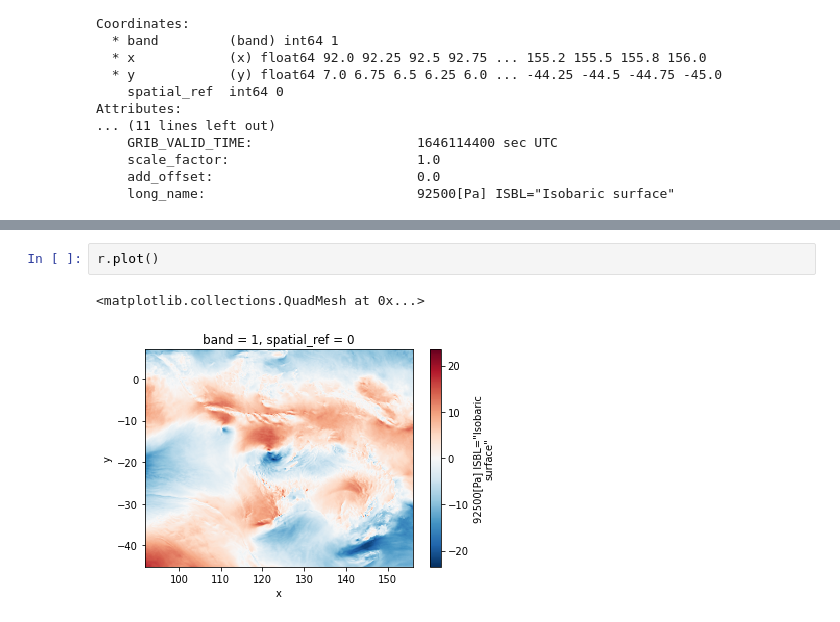
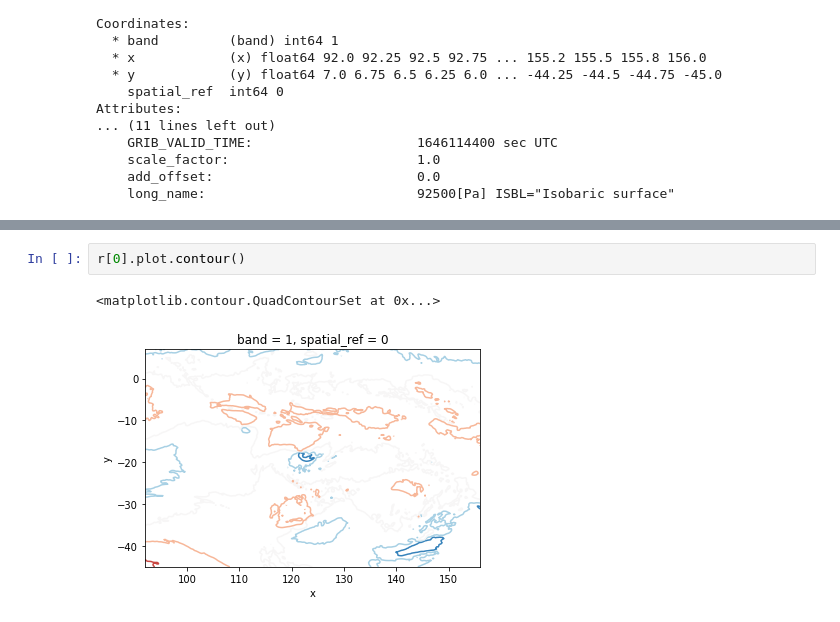
Before and after one commit to cesaraustralia/WindDispersalForecastTool, a Jupyter notebook: Scripts/GFS_data_visualise.ipynb, the cells around one changed output, grey strips where cells are left out. Cells and saved outputs as stored; diff of their text form.

```diff
--- a/Scripts/GFS_download_visualise.ipynb
+++ b/Scripts/GFS_data_visualise.ipynb
@@ -57,5 +45,5 @@ Attributes:
 # %%
-r.plot()
+r[0].plot.contour()
 # %% [output]
-<matplotlib.collections.QuadMesh at 0x...>
+<matplotlib.contour.QuadContourSet at 0x...>
-[figure, old version]
+[figure, new version]
```
Also changed, not shown: parts of 6 cells of this notebook, 2 other files.
